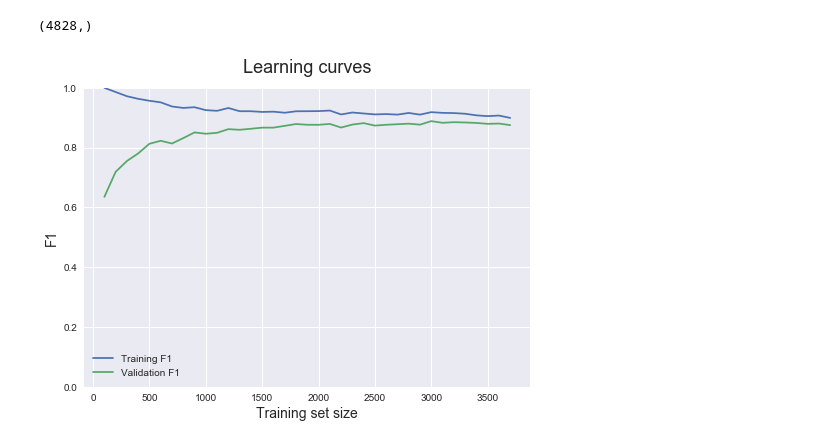
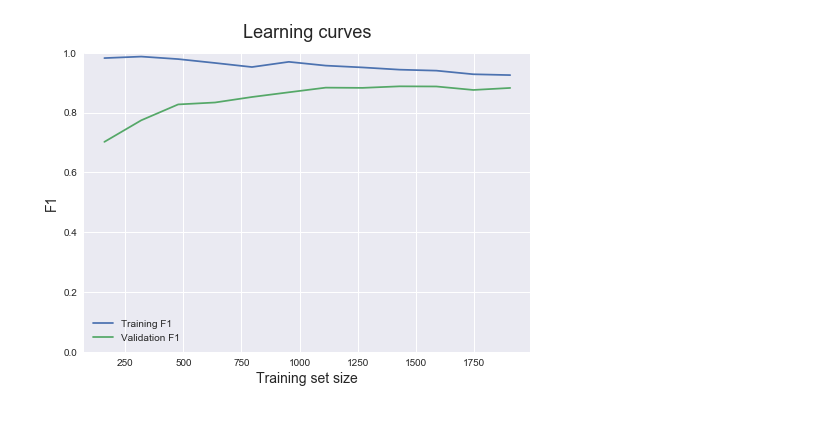
Before and after one commit to nshea3/ml_notebooks, a Jupyter notebook: ML_P1_coalbumps.ipynb, the cells around one changed output. Drawn from its saved outputs; the diff is of its cells as text; code cells hidden in the pictures.

```diff
--- a/ML_P1_coalbumps.ipynb
+++ b/ML_P1_coalbumps.ipynb
@@ -34,14 +0,0 @@ def tv_scores_mean(estimator, X, y, train_sizes, scoring='accuracy', shuffle=Tru
-# %%
-from sklearn.model_selection import learning_curve
-from sklearn import tree
-from imblearn.over_sampling import RandomOverSampler
-
-target = 'CurrentShiftHazard'
-features = [feature for feature in list(data.head(0)) if feature != target]
-
-ros = RandomOverSampler()
-X, y = ros.fit_sample(data[features], data[target])
-
-y.shape
-# %% [output]
-(4828,)
@@ -53,20 +0,0 @@ validation_scores_mean = validation_scores.mean(axis = 1)
-# %%
-import matplotlib.pyplot as plt
-
-%matplotlib inline
-
-plt.style.use('seaborn')
-
-
-def plot_learning_curve(train_sizes, train_scores_mean, validation_scores_mean):
-    plt.plot(train_sizes, train_scores_mean, label = 'Training F1')
-    plt.plot(train_sizes, validation_scores_mean, label = 'Validation F1')
-    plt.ylabel('F1', fontsize = 14)
-    plt.xlabel('Training set size', fontsize = 14)
-    plt.title('Learning curves', fontsize = 18, y = 1.03)
-    plt.legend()
-    plt.ylim(0,1)
-
-plot_learning_curve(train_sizes, train_scores_mean, validation_scores_mean)
-# %% [output]
-[figure, removed]
@@ -73,3 +66,12 @@ plot_learning_curve(train_sizes, train_scores_mean, validation_scores_mean)
+# %%
+from sklearn.model_selection import learning_curve
+from sklearn import tree
+
+dtc_est = tree.DecisionTreeClassifier(max_depth=10)
+
+plot_learning_curve(*tv_scores_mean(dtc_est,X_train,y_train,train_sizes))
+# %% [output]
+[figure, added]
 # %%
 from sklearn import svm, model_selection
 
```
Also changed, not shown: parts of 12 cells of this notebook, 1 other file.
